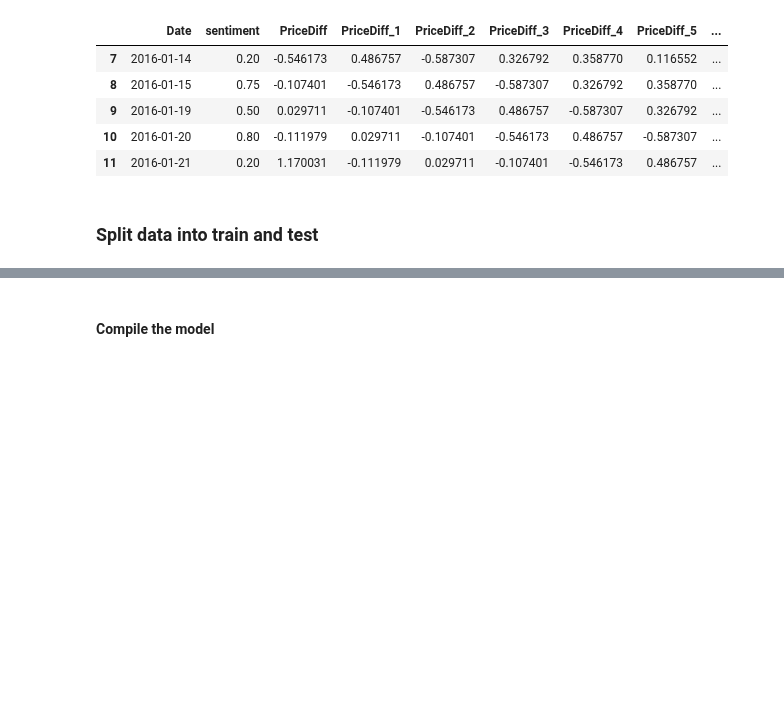
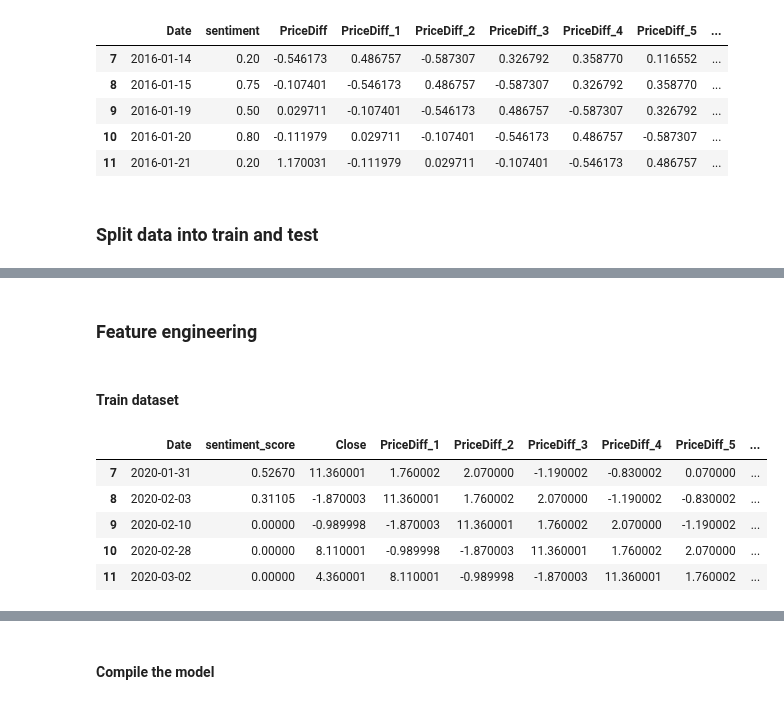
Before and after one commit to odemuno/IDL-finance-project, a Jupyter notebook: train.ipynb, the cells around one changed output, grey strips where cells are left out. Cells and saved outputs as stored; diff of their text form; code cells hidden in the pictures; blank space fills up the shorter version.

```diff
--- a/train.ipynb
+++ b/train.ipynb
@@ -60,0 +70,3 @@ y_test = stock_Y.loc["2016-09-01":]
+# %%
+zoom_train_df = pd.read_csv('Code/train-model/data/zoom/zoom-train-date-sentiment-pricediff.csv')
+zoom_train_df.head()
@@ -60,0 +92,19 @@ y_test = stock_Y.loc["2016-09-01":]
+# %% [markdown]
+### Feature engineering
+# %% [markdown]
+#### Train dataset
+# %%
+# Create lagged features for the price_diff values
+for i in range(1, 8):
+    zoom_train_df[f'PriceDiff_{i}'] = zoom_train_df['Close'].shift(i)
+
+# Remove missing values
+zoom_train_df.dropna(inplace=True)
+zoom_train_df.head()
+# %% [output]
+|  | Date | sentiment_score | Close | PriceDiff_1 | PriceDiff_2 | PriceDiff_3 | PriceDiff_4 | PriceDiff_5 | ... |
+| 7 | 2020-01-31 | 0.52670 | 11.360001 | 1.760002 | 2.070000 | -1.190002 | -0.830002 | 0.070000 | ... |
+| 8 | 2020-02-03 | 0.31105 | -1.870003 | 11.360001 | 1.760002 | 2.070000 | -1.190002 | -0.830002 | ... |
+| 9 | 2020-02-10 | 0.00000 | -0.989998 | -1.870003 | 11.360001 | 1.760002 | 2.070000 | -1.190002 | ... |
+| 10 | 2020-02-28 | 0.00000 | 8.110001 | -0.989998 | -1.870003 | 11.360001 | 1.760002 | 2.070000 | ... |
+| 11 | 2020-03-02 | 0.00000 | 4.360001 | 8.110001 | -0.989998 | -1.870003 | 11.360001 | 1.760002 | ... |
```
Also changed, not shown: parts of 27 cells of this notebook, 26 other files.
